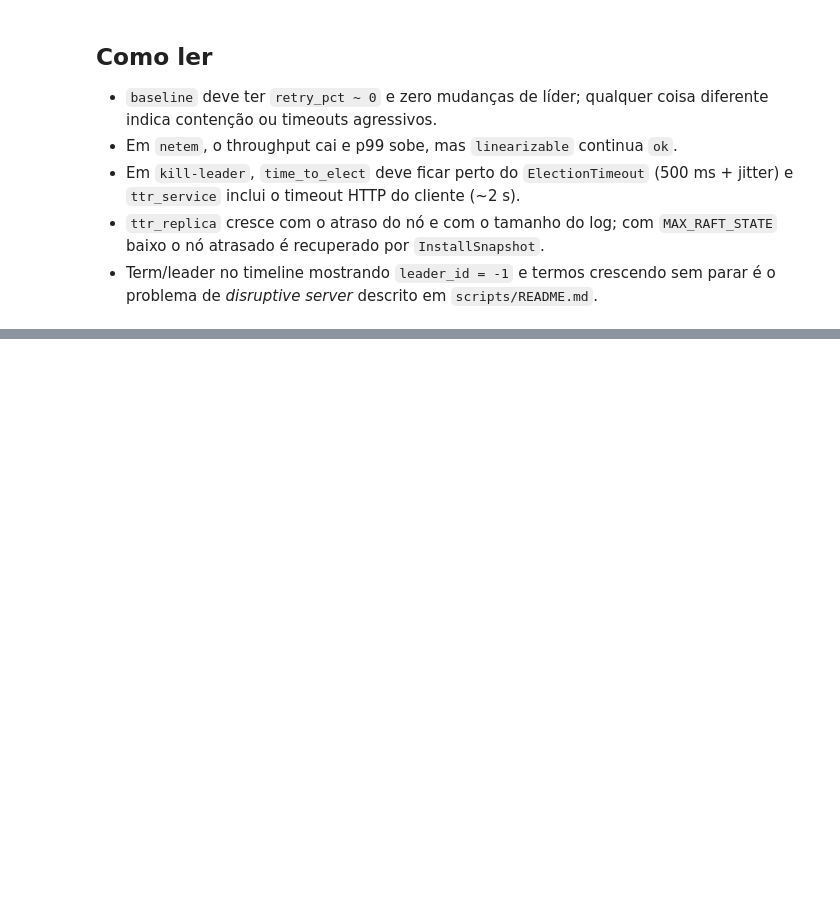
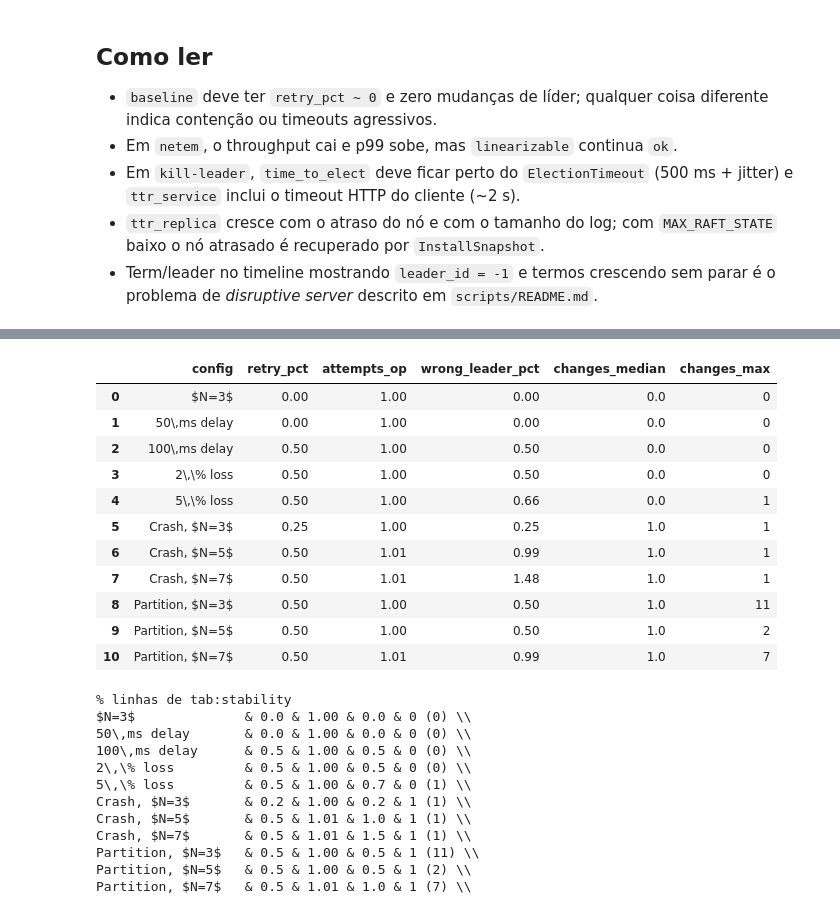
Before and after one commit to Everton-Colombo/6.824-labs, a Jupyter notebook: scripts/analysis.ipynb, the cells around one changed output, grey strips where cells are left out. Cells and saved outputs as stored; diff of their text form; code cells hidden in the pictures; blank space fills up the shorter version.

```diff
--- a/scripts/analysis.ipynb
+++ b/scripts/analysis.ipynb
@@ -225,0 +329,69 @@ seed 1: fault at 0 s (dashed), heal at 3.0 s (dotted)
+# %%
+# tab:stability — custo de retry e churn de líder (medianas por seed)
+STAB_SPECS = [
+    ("$N=3$", "baseline", "baseline"),
+    ("50\\,ms delay", "netem-d50ms", None),
+    ("100\\,ms delay", "netem-d100ms", None),
+    ("2\\,\\% loss", "netem-l2pct", None),
+    ("5\\,\\% loss", "netem-l5pct", None),
+    ("Crash, $N=3$", "kill-leader-n3", None),
+    ("Crash, $N=5$", "kill-leader-n5", None),
+    ("Crash, $N=7$", "kill-leader-n7", None),
+    ("Partition, $N=3$", "partition-n3", None),
+    ("Partition, $N=5$", "partition-n5", None),
+    ("Partition, $N=7$", "partition-n7", None),
+]
+
+def leader_changes(experiment):
+    """Mudanças de líder por seed, a partir dos timeline-*.csv."""
+    per_seed = []
+    for f in sorted(EXP.glob(f"{experiment}/timeline*.csv")):
+        tl = pd.read_csv(f)
+        lead = tl[tl["is_leader"].astype(str).str.lower() == "true"]
+        per_seed.append(sum(a != b for a, b in zip(lead["node"], lead["node"][1:])))
+    return per_seed
+
+rows = []
+for label, experiment, tag in STAB_SPECS:
+    g = pick(experiment, tag) if tag else pick(experiment)
+    ch = leader_changes(experiment)
+    rows.append({
+        "config": label,
+        "retry_pct": g["retry_pct"].median(),
+        "attempts_op": g["attempts_per_op"].median(),
+        "wrong_leader_pct": g["wrong_leader_pct"].median(),
+        "changes_median": np.median(ch) if ch else 0,
+        "changes_max": max(ch) if ch else 0,
+    })
+stab = pd.DataFrame(rows)
+
+display(stab.round(2))
+print("% linhas de tab:stability")
+for _, r in stab.iterrows():
+    print(f"{r['config']:18s} & {r['retry_pct']:.1f} & {r['attempts_op']:.2f} & "
+          f"{r['wrong_leader_pct']:.1f} & {int(r['changes_median'])} ({int(r['changes_max'])}) \\\\")
+# %% [output]
+|  | config | retry_pct | attempts_op | wrong_leader_pct | changes_median | changes_max |
+| 0 | $N=3$ | 0.00 | 1.00 | 0.00 | 0.0 | 0 |
+| 1 | 50\,ms delay | 0.00 | 1.00 | 0.00 | 0.0 | 0 |
+| 2 | 100\,ms delay | 0.50 | 1.00 | 0.50 | 0.0 | 0 |
+| 3 | 2\,\% loss | 0.50 | 1.00 | 0.50 | 0.0 | 0 |
+| 4 | 5\,\% loss | 0.50 | 1.00 | 0.66 | 0.0 | 1 |
+| 5 | Crash, $N=3$ | 0.25 | 1.00 | 0.25 | 1.0 | 1 |
+| 6 | Crash, $N=5$ | 0.50 | 1.01 | 0.99 | 1.0 | 1 |
+| 7 | Crash, $N=7$ | 0.50 | 1.01 | 1.48 | 1.0 | 1 |
+| 8 | Partition, $N=3$ | 0.50 | 1.00 | 0.50 | 1.0 | 11 |
+| 9 | Partition, $N=5$ | 0.50 | 1.00 | 0.50 | 1.0 | 2 |
+| 10 | Partition, $N=7$ | 0.50 | 1.01 | 0.99 | 1.0 | 7 |
+% linhas de tab:stability
+$N=3$              & 0.0 & 1.00 & 0.0 & 0 (0) \\
+50\,ms delay       & 0.0 & 1.00 & 0.0 & 0 (0) \\
+100\,ms delay      & 0.5 & 1.00 & 0.5 & 0 (0) \\
+2\,\% loss         & 0.5 & 1.00 & 0.5 & 0 (0) \\
+5\,\% loss         & 0.5 & 1.00 & 0.7 & 0 (1) \\
+Crash, $N=3$       & 0.2 & 1.00 & 0.2 & 1 (1) \\
+Crash, $N=5$       & 0.5 & 1.01 & 1.0 & 1 (1) \\
+Crash, $N=7$       & 0.5 & 1.01 & 1.5 & 1 (1) \\
+Partition, $N=3$   & 0.5 & 1.00 & 0.5 & 1 (11) \\
+Partition, $N=5$   & 0.5 & 1.00 & 0.5 & 1 (2) \\
+Partition, $N=7$   & 0.5 & 1.01 & 1.0 & 1 (7) \\
```
Also changed, not shown: parts of 7 cells of this notebook, 1 other file.
